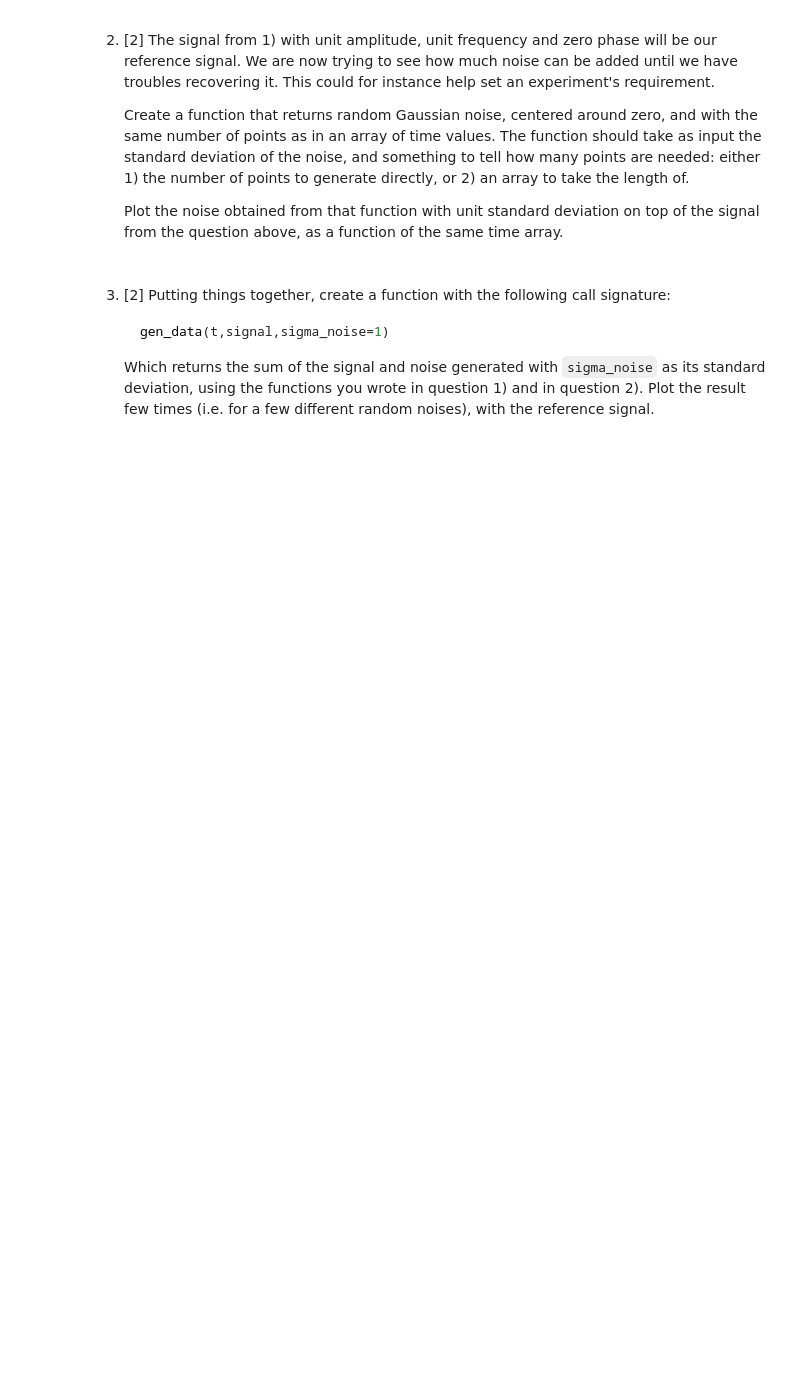
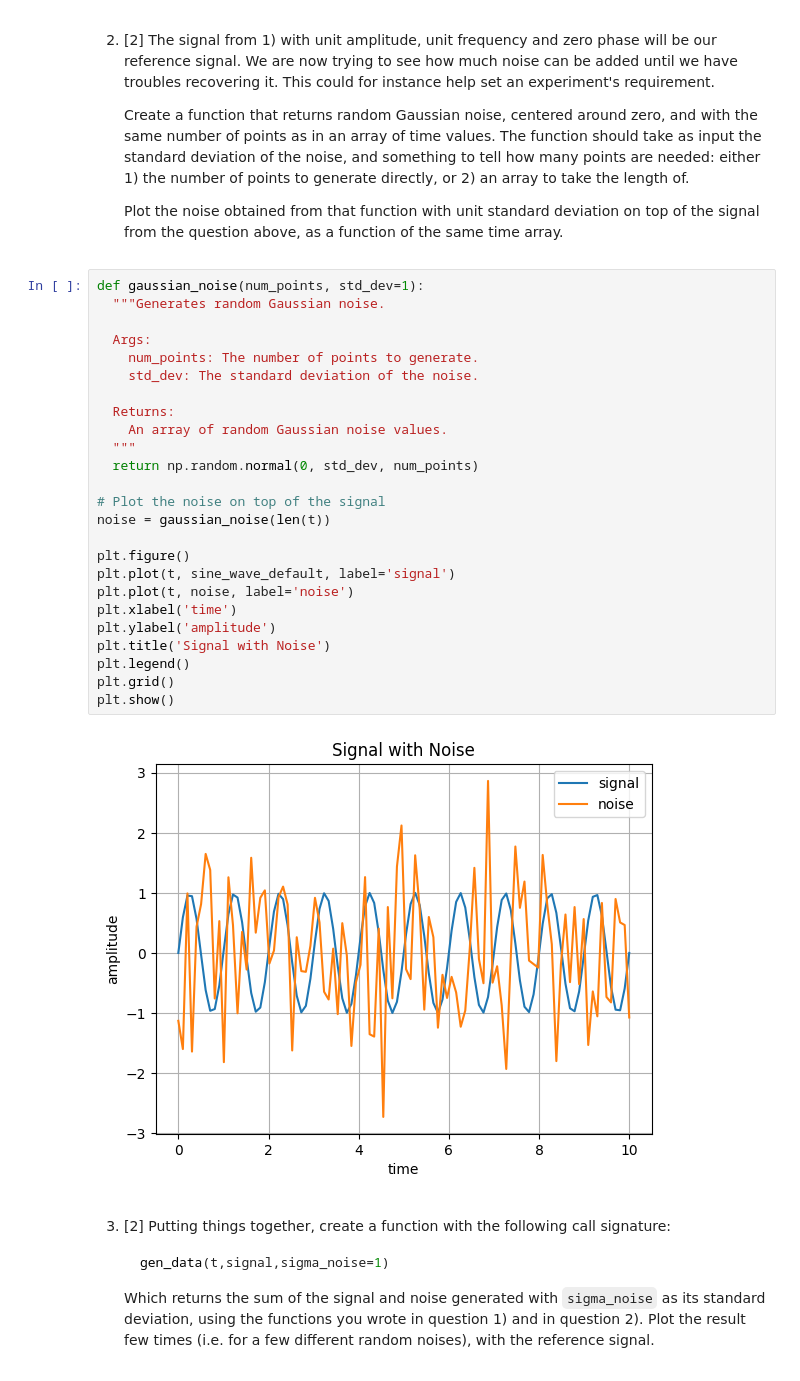
Before and after one commit to PX2145-2025/week-1-b-Zach-Bryant-2, a Jupyter notebook: Curvefit_2.ipynb, the cells around one changed output. Drawn from its saved outputs; the diff is of its cells as text; blank space fills up the shorter version.

```diff
--- a/Curvefit_2.ipynb
+++ b/Curvefit_2.ipynb
@@ -80,6 +96,33 @@ See the bottom of the worksheet for Exercise 0, solved on video available on Lea
     Create a function that returns random Gaussian noise, centered around zero, and with the same number of points as in an array of time values. The function should take as input the standard deviation of the noise, and something to tell how many points are needed: either 1) the number of points to generate directly, or 2) an array to take the length of.
 
     Plot the noise obtained from that function with unit standard deviation on top of the signal from the question above, as a function of the same time array.
+# %%
+def gaussian_noise(num_points, std_dev=1):
+  """Generates random Gaussian noise.
+
+  Args:
+    num_points: The number of points to generate.
+    std_dev: The standard deviation of the noise.
+
+  Returns:
+    An array of random Gaussian noise values.
+  """
+  return np.random.normal(0, std_dev, num_points)
+
+# Plot the noise on top of the signal
+noise = gaussian_noise(len(t))
+
+plt.figure()
+plt.plot(t, sine_wave_default, label='signal')
+plt.plot(t, noise, label='noise')
+plt.xlabel('time')
+plt.ylabel('amplitude')
+plt.title('Signal with Noise')
+plt.legend()
+plt.grid()
+plt.show()
+# %% [output]
+[figure, added]
 # %% [markdown]
 3. [2] Putting things together, create a function with the following call signature:
 
```
Also changed, not shown: parts of 16 cells of this notebook.
